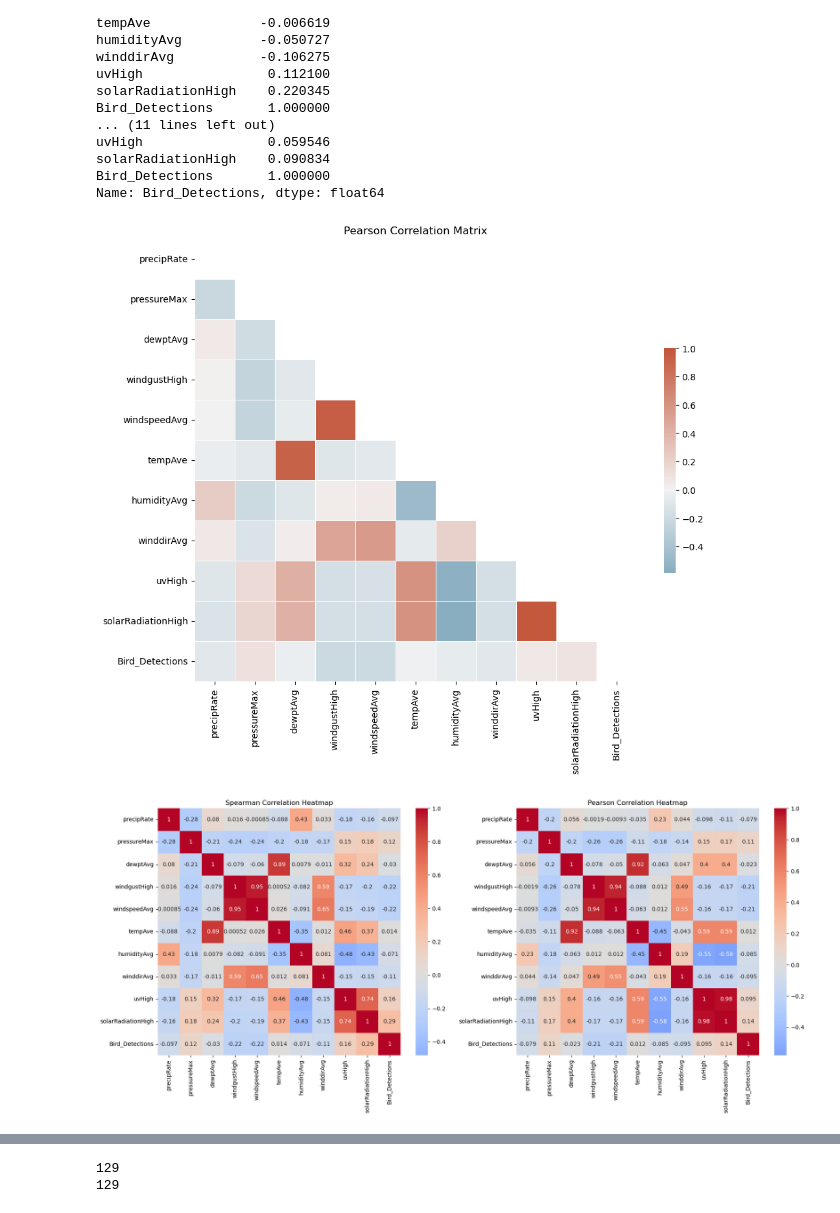
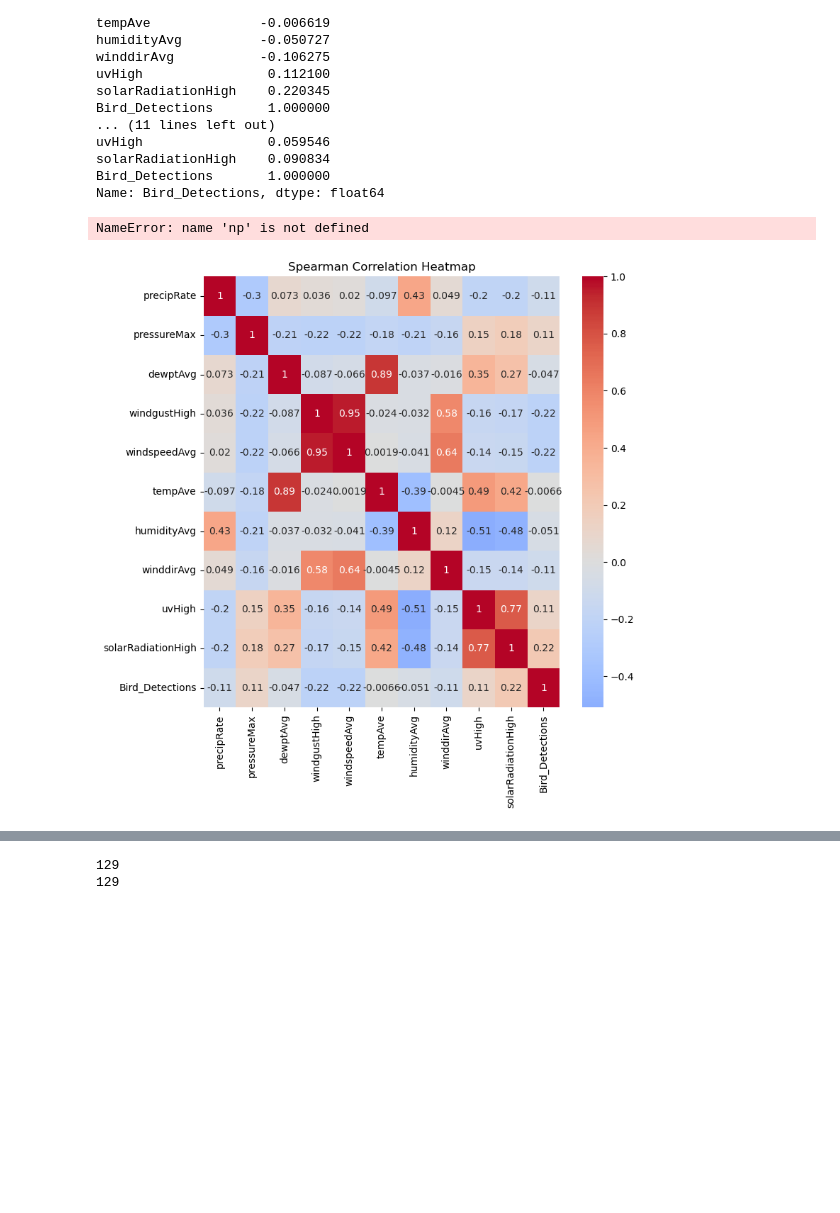
Before and after one commit to Nazar710/BackGardenRecordings, a Jupyter notebook: DataAnalysis/t_tests.ipynb, the cells around one changed output, grey strips where cells are left out. Drawn from its saved outputs; the diff is of its cells as text; code cells hidden in the pictures; blank space fills up the shorter version.

```diff
--- a/DataAnalysis/t_tests.ipynb
+++ b/DataAnalysis/t_tests.ipynb
@@ -243,38 +421,32 @@ f, ax = plt.subplots(figsize=(11, 9))
 cmap = sns.diverging_palette(230, 20, as_cmap=True)
 
 # Draw the heatmap with the mask and correct aspect ratio
-sns.heatmap(pearson_corr, mask=mask, cmap=cmap, vmax=1, center=0,
+sns.heatmap(spearman_corr, mask=mask, cmap=cmap, vmax=1, center=0,
             square=True, linewidths=.5, cbar_kws={"shrink": .5})
 
 plt.title('Pearson Correlation Matrix')
 
 plt.show()
 # %% [output]
-[figure, removed]
+NameError: name 'np' is not defined
 # %%
 import pandas as pd
 import seaborn as sns
 import matplotlib.pyplot as plt
 
 # Assuming you have 'spearman_corr' and 'pearson_corr' as Series from your previous output
 
 # Set up the matplotlib figure
-plt.figure(figsize=(18, 8))
+plt.figure(figsize=(8, 8))
 
-# Draw the Spearman Correlation Heatmap
-plt.subplot(1, 2, 1)  # 1 row, 2 columns, 1st subplot
+
 sns.heatmap(spearman_corr, annot=True, cmap='coolwarm', center=0)
 plt.title('Spearman Correlation Heatmap')
 
-# Draw the Pearson Correlation Heatmap
-plt.subplot(1, 2, 2)  # 1 row, 2 columns, 2nd subplot
-sns.heatmap(pearson_corr, annot=True, cmap='coolwarm', center=0)
-plt.title('Pearson Correlation Heatmap')
-
 plt.tight_layout()
 plt.show()
 # %% [output]
-[figure, old version]
+[figure, new version]
 # %% [markdown]
 Analysis of Spearman Correlation Results
 
```
Also changed, not shown: parts of 4 cells of this notebook, 18 other files.
